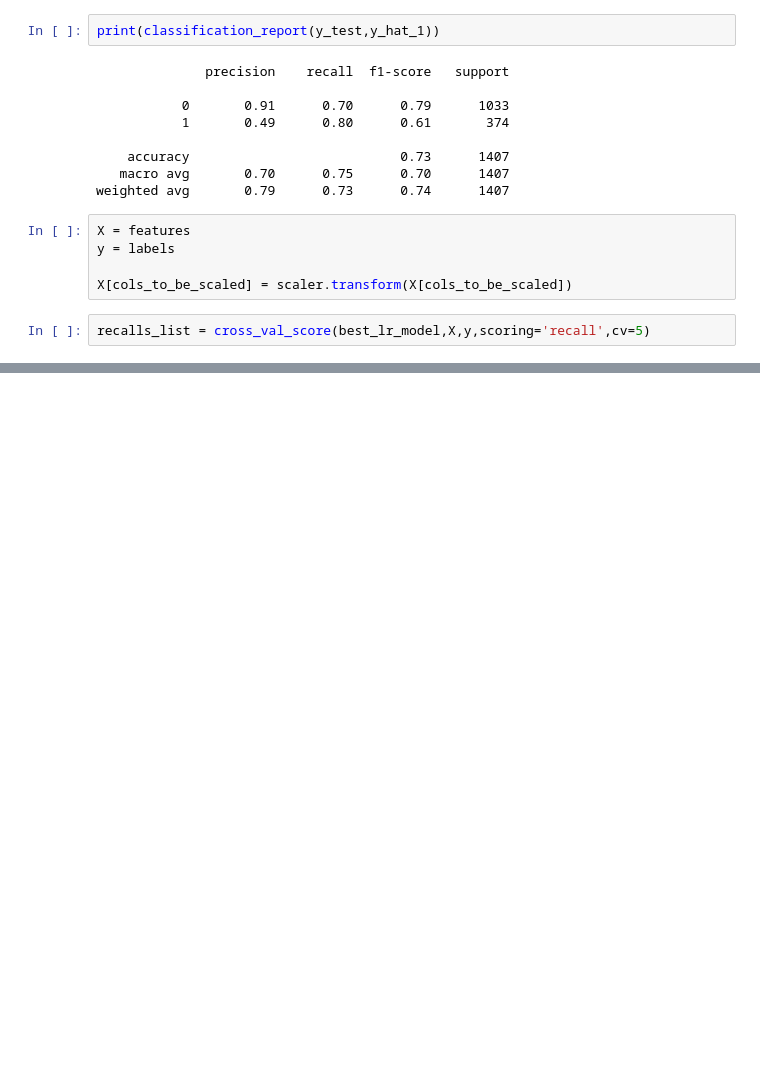
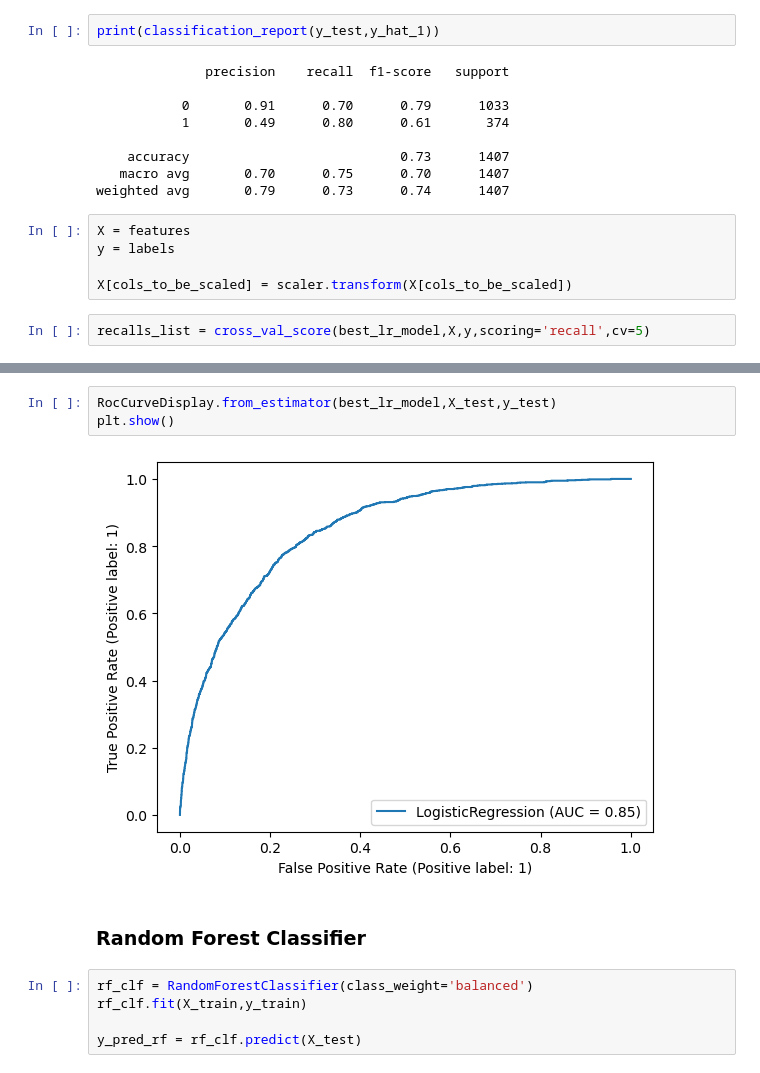
Before and after one commit to HP3-16/machine-learning-projects, a Jupyter notebook: telco-churn-pred/main_notebook.ipynb, the cells around one changed output, grey strips where cells are left out. Saved outputs shown, nothing was run; the diff lists cells and outputs as text; blank space fills up the shorter version.

```diff
--- a/telco-churn-pred/main_notebook.ipynb
+++ b/telco-churn-pred/main_notebook.ipynb
@@ -344,0 +352,12 @@ for i in recalls_list:
+# %%
+RocCurveDisplay.from_estimator(best_lr_model,X_test,y_test)
+plt.show()
+# %% [output]
+[figure, added]
+# %% [markdown]
+### Random Forest Classifier
+# %%
+rf_clf = RandomForestClassifier(class_weight='balanced')
+rf_clf.fit(X_train,y_train)
+
+y_pred_rf = rf_clf.predict(X_test)
```
Also changed, not shown: parts of 14 cells of this notebook.
